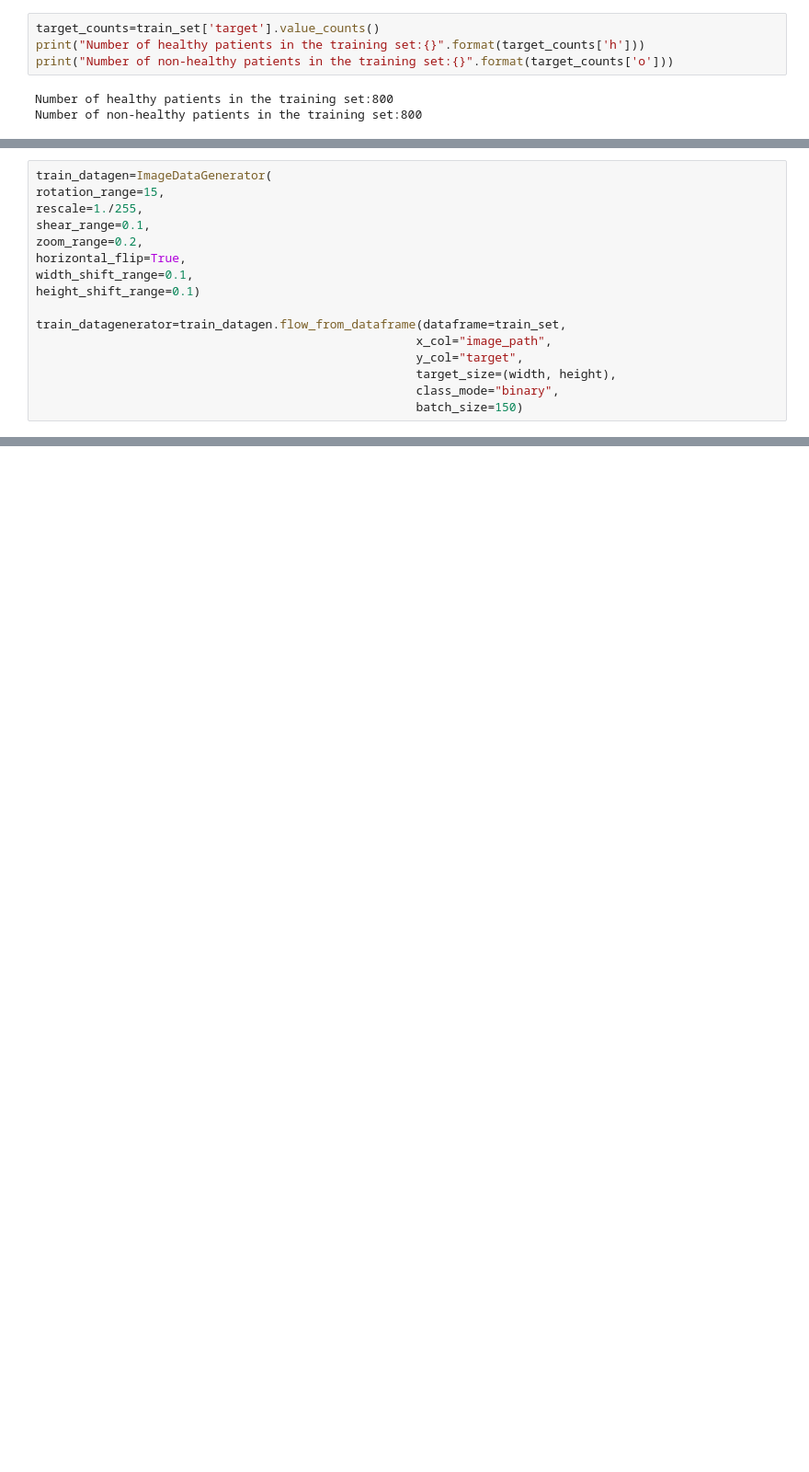
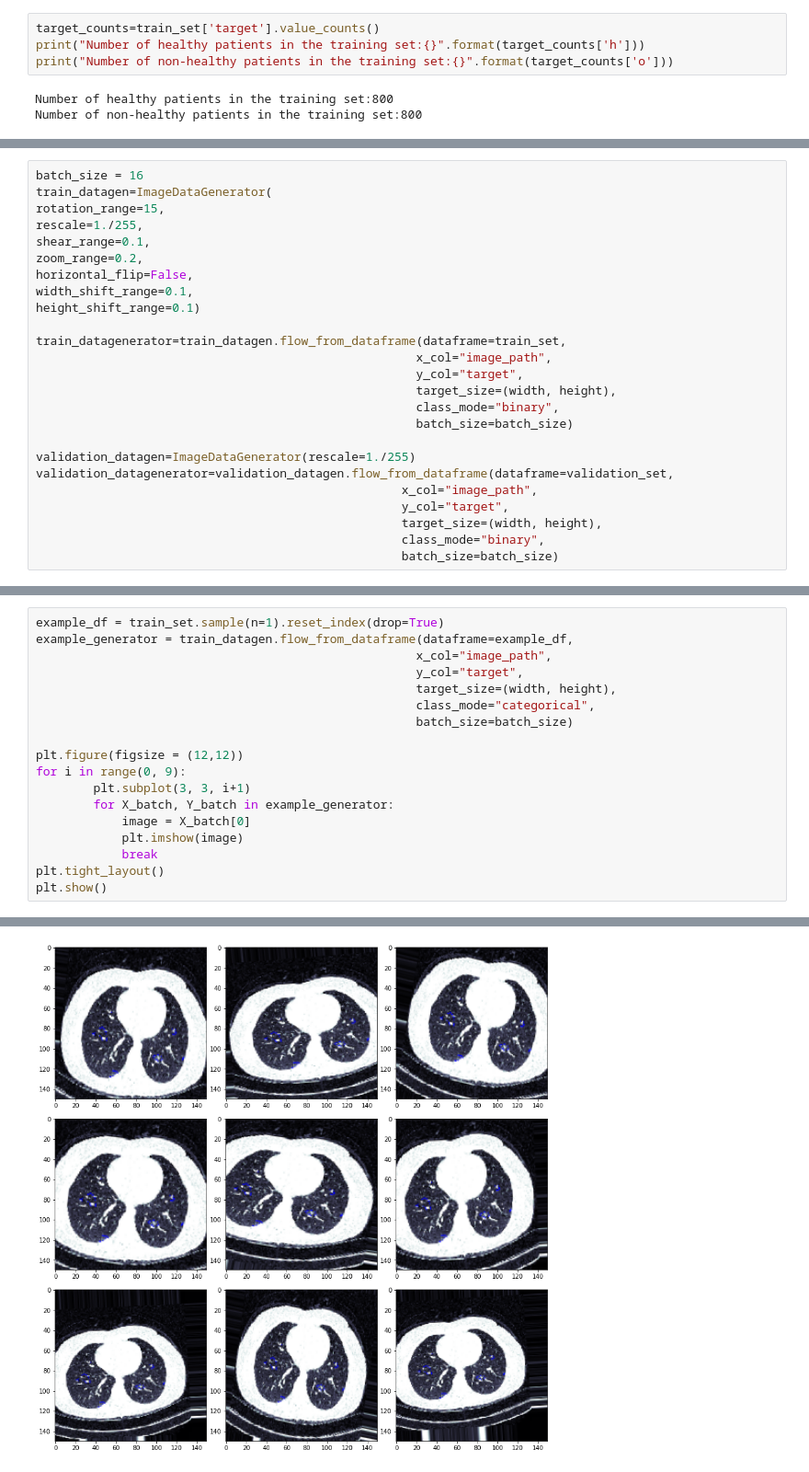
Before and after one commit to inf-covid19/lung-segmentation, a Jupyter notebook: classification/CNN.ipynb, the cells around one changed output, grey strips where cells are left out. Shown at 92% size. Drawn from its saved outputs; the diff is of its cells as text; blank space fills up the shorter version.

```diff
--- a/classification/CNN.ipynb
+++ b/classification/CNN.ipynb
@@ -117,10 +204,11 @@ classifier.compile(optimizer= 'adam', loss= 'binary_crossentropy', metrics= ['ac
 # %%
+batch_size = 16
 train_datagen=ImageDataGenerator(
 rotation_range=15,
 rescale=1./255,
 shear_range=0.1,
 zoom_range=0.2,
-horizontal_flip=True,
+horizontal_flip=False,
 width_shift_range=0.1,
 height_shift_range=0.1)
 
@@ -129,6 +217,14 @@ train_datagenerator=train_datagen.flow_from_dataframe(dataframe=train_set,
                                                      y_col="target",
                                                      target_size=(width, height),
                                                      class_mode="binary",
-                                                     batch_size=150)
+                                                     batch_size=batch_size)
+
+validation_datagen=ImageDataGenerator(rescale=1./255)
+validation_datagenerator=validation_datagen.flow_from_dataframe(dataframe=validation_set,
+                                                   x_col="image_path",
+                                                   y_col="target",
+                                                   target_size=(width, height),
+                                                   class_mode="binary",
+                                                   batch_size=batch_size)
 # %% [output]
 Found 1600 validated image filenames belonging to 2 classes.
@@ -224,0 +234,19 @@ Epoch 6/6
+# %%
+example_df = train_set.sample(n=1).reset_index(drop=True)
+example_generator = train_datagen.flow_from_dataframe(dataframe=example_df,
+                                                     x_col="image_path",
+                                                     y_col="target",
+                                                     target_size=(width, height),
+                                                     class_mode="categorical",
+                                                     batch_size=batch_size)
+
+plt.figure(figsize = (12,12))
+for i in range(0, 9):
+        plt.subplot(3, 3, i+1)
+        for X_batch, Y_batch in example_generator:
+            image = X_batch[0]
+            plt.imshow(image)
+            break
+plt.tight_layout()
+plt.show()
+# %% [output]
@@ -224,0 +254 @@ Epoch 6/6
+[figure, added]
```
Also changed, not shown: parts of 25 cells of this notebook.
